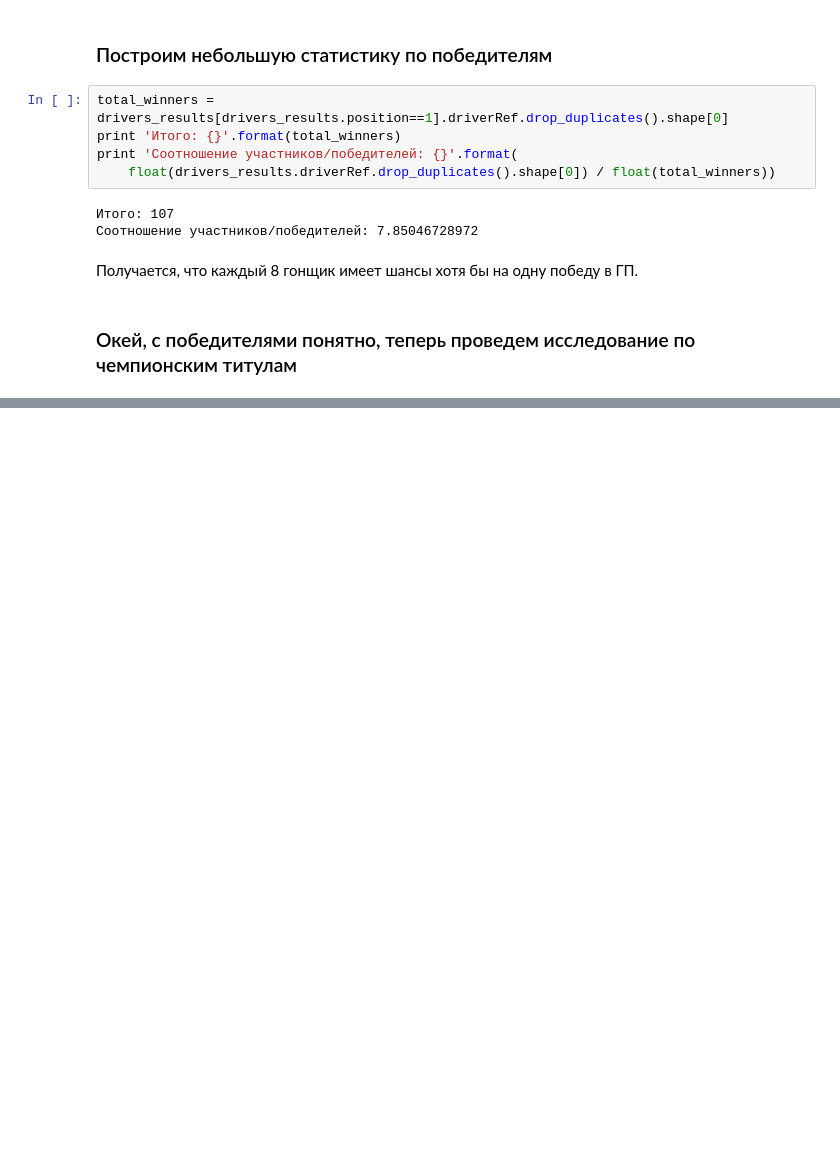
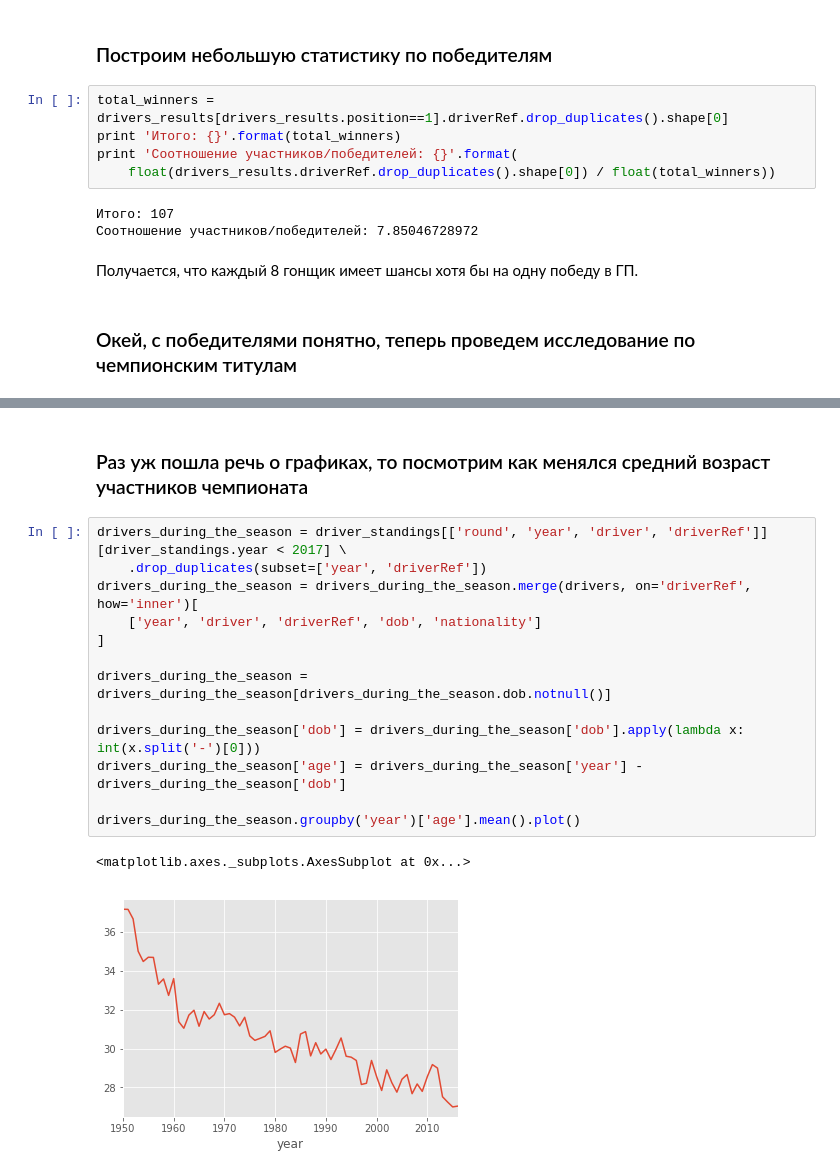
Before and after one commit to AndrewLrrr/otus-python, a Jupyter notebook: hw8/Formula-one-historical-analysis.ipynb, the cells around one changed output, grey strips where cells are left out. Cells and saved outputs as stored; diff of their text form; blank space fills up the shorter version.

```diff
--- a/hw8/Formula-one-historical-analysis.ipynb
+++ b/hw8/Formula-one-historical-analysis.ipynb
@@ -221,0 +430,18 @@ print 'Соотношение участников/победителей: {}'.f
+# %% [markdown]
+### Раз уж пошла речь о графиках, то посмотрим как менялся средний возраст участников чемпионата
+# %%
+drivers_during_the_season = driver_standings[['round', 'year', 'driver', 'driverRef']][driver_standings.year < 2017] \
+    .drop_duplicates(subset=['year', 'driverRef'])
+drivers_during_the_season = drivers_during_the_season.merge(drivers, on='driverRef', how='inner')[
+    ['year', 'driver', 'driverRef', 'dob', 'nationality']
+]
+
+drivers_during_the_season = drivers_during_the_season[drivers_during_the_season.dob.notnull()]
+
+drivers_during_the_season['dob'] = drivers_during_the_season['dob'].apply(lambda x: int(x.split('-')[0]))
+drivers_during_the_season['age'] = drivers_during_the_season['year'] - drivers_during_the_season['dob']
+
+drivers_during_the_season.groupby('year')['age'].mean().plot()
+# %% [output]
+<matplotlib.axes._subplots.AxesSubplot at 0x...>
+[figure, added]
```
Also changed, not shown: parts of 32 cells of this notebook.
